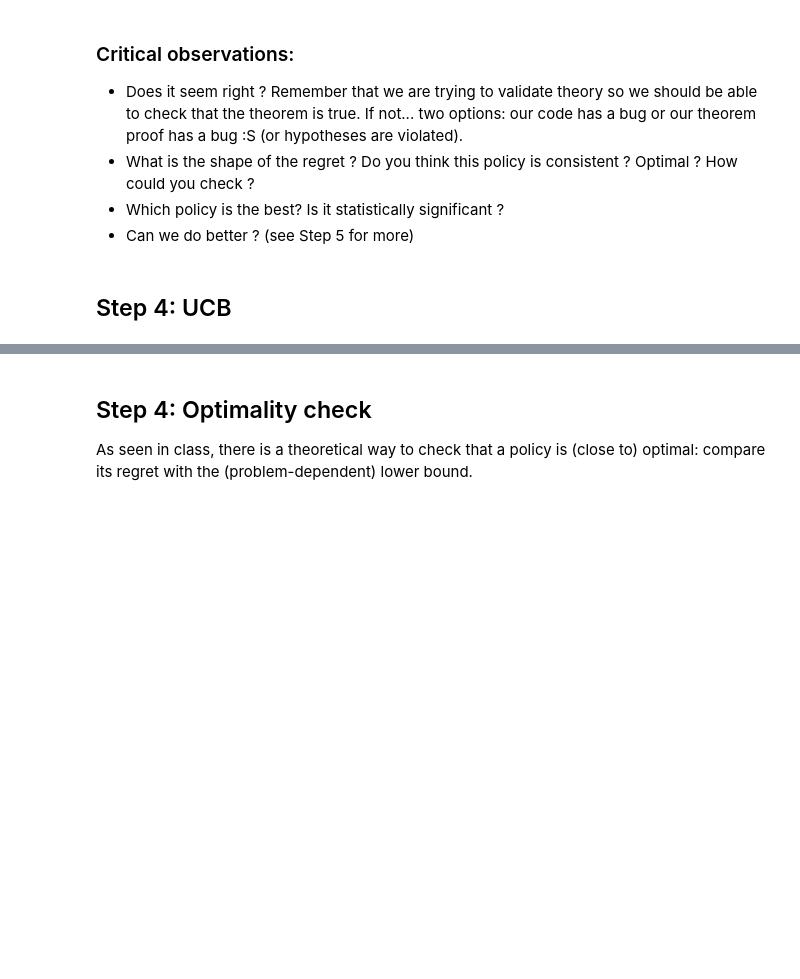
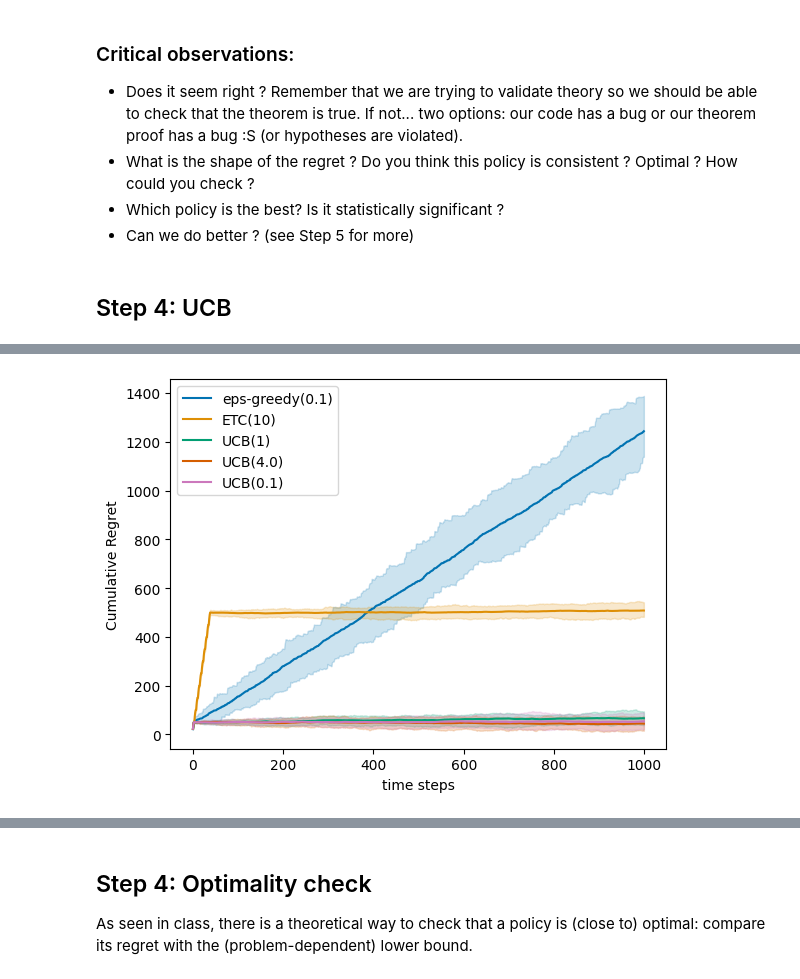
Before and after one commit to SahitiC/RL_course, a Jupyter notebook: Homework5/5_MultiArmedBandits.ipynb, the cells around one changed output, grey strips where cells are left out. Saved outputs shown, nothing was run; the diff lists cells and outputs as text; code cells hidden in the pictures; blank space fills up the shorter version.

```diff
--- a/Homework5/5_MultiArmedBandits.ipynb
+++ b/Homework5/5_MultiArmedBandits.ipynb
@@ -269,3 +271,11 @@ plot_regret(regrets_UCBs)
+# %%
+agent1 = EpsGreedy(basicGaussianBandit, epsilon=0.1)
+agent2 = ETC(basicGaussianBandit, m=10)
+# %%
+all_agents = experiment(basicGaussianBandit, [agent1, agent2, UCB_exact, badUCB, lowvarUCB], Nmc=30, T=1000)
+plot_regret(all_agents)
+# %% [output]
+[figure, added]
 # %%
 all_agents = experiment(small_var_GaussianBandit, [agent1, agent2, UCB_exact, badUCB, lowvarUCB], Nmc=30, T=1000)
 plot_regret(all_agents, logscale=True)
```
Also changed, not shown: parts of 6 cells of this notebook.
